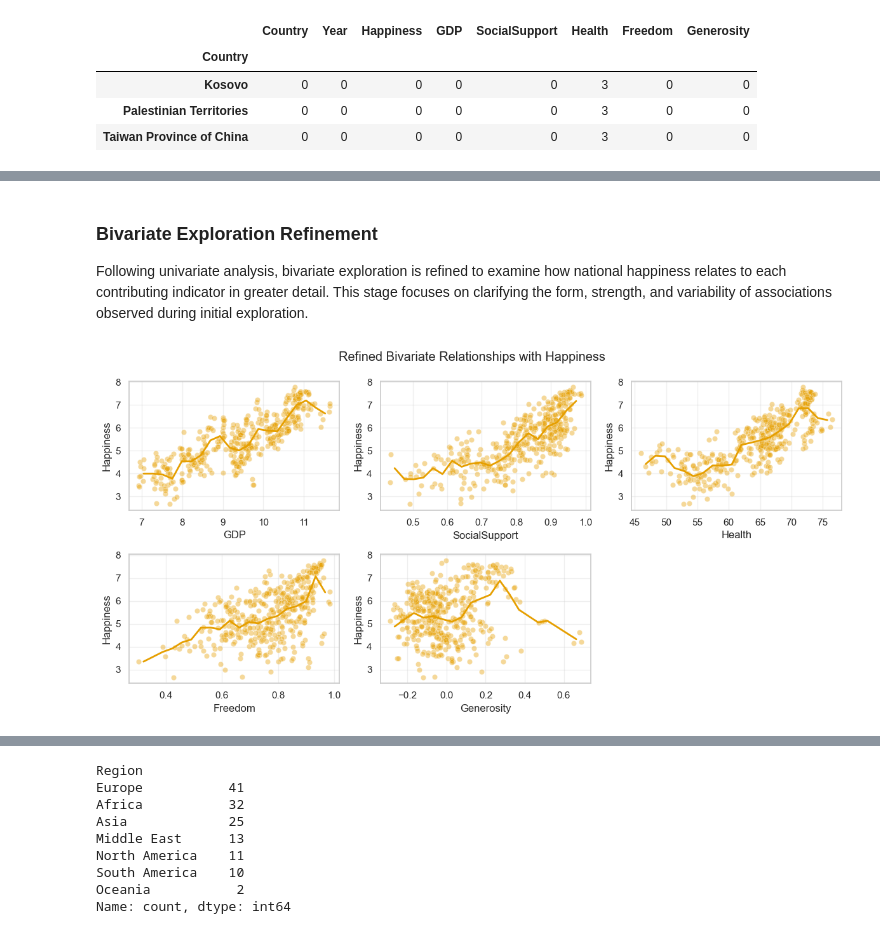
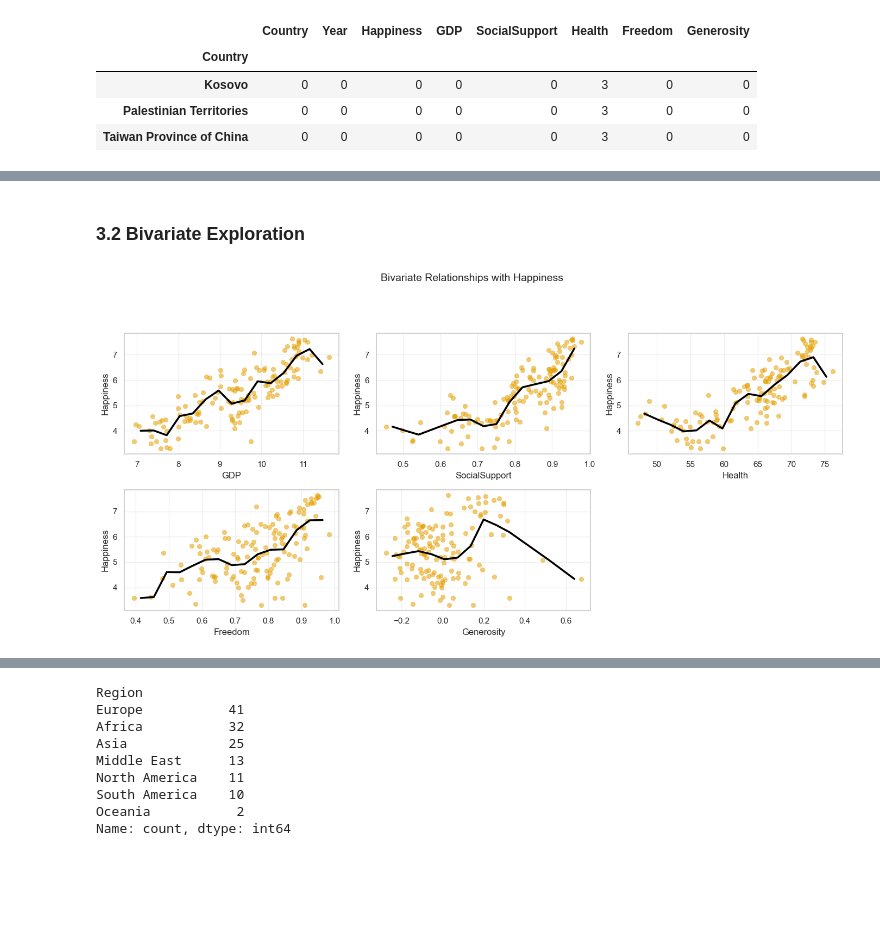
Before and after one commit to baxasd/DVCW, a Jupyter notebook: Z22590018.ipynb, the cells around one changed output, grey strips where cells are left out. Drawn from its saved outputs; the diff is of its cells as text; code cells hidden in the pictures; blank space fills up the shorter version.

```diff
--- a/Z22590018.ipynb
+++ b/Z22590018.ipynb
@@ -253,5 +244,5 @@ Univariate exploration examines each variable independently in order to understa
 # %%
-# Define Cols for analysis
+# Univariate distributions
 univariate_cols = [
     "Happiness",
     "GDP",
@@ -260,13 +251,15 @@ univariate_cols = [
     "Freedom",
     "Generosity"]
 
-# Create plot
+# Country-level averaging 3-year window. For EDA and further analysis
+df_country = (df_balanced.groupby(["Country"], as_index=False)[univariate_cols].mean())
+
 fig, axes = plt.subplots(2, 3, figsize=(12, 6))
 axes = axes.flatten()
 
 for ax, col in zip(axes, univariate_cols):
     sns.histplot(
-        df_balanced[col],
+        df_country[col],
         bins=20,
         ax=ax
     )
@@ -275,9 +268,8 @@ for ax, col in zip(axes, univariate_cols):
     ax.set_ylabel("Countries")
     ax.grid(True, axis="y", alpha=0.3)
 
-# Finalize
 plt.suptitle("Univariate Distributions of Core Happiness Indicators")
 plt.tight_layout()
-plt.savefig(f"assets/eda/univariate_distribution.png", dpi=300, bbox_inches="tight")
+plt.savefig("assets/eda/univariate_distribution.png", dpi=300, bbox_inches="tight")
 plt.show()
 # %% [output]
@@ -289,62 +292,49 @@ Univariate analysis treats each indicator independently and does not account for
 # %% [markdown]
-### Bivariate Exploration Refinement
-
-Following univariate analysis, bivariate exploration is refined to examine how national happiness relates to each contributing indicator in greater detail. This stage focuses on clarifying the form, strength, and variability of associations observed during initial exploration.
+### 3.2 Bivariate Exploration
 # %%
-# Define cols
-bivariate_cols = [
-    "GDP",
-    "SocialSupport",
-    "Health",
-    "Freedom",
-    "Generosity"
-]
+# ------------------------------------------------------------
+# Configuration
+# ------------------------------------------------------------
+bivariate_cols = ["GDP", "SocialSupport", "Health", "Freedom", "Generosity"]
 
-# Define plot axes
-fig, axes = plt.subplots(2, 3, figsize=(12, 6))
+N_BINS = 15
+
+# ------------------------------------------------------------
+# Plot
+# ------------------------------------------------------------
+fig, axes = plt.subplots(2, 3, figsize=(14, 7))
 axes = axes.flatten()
 
-# For results averages
-N_BINS = 20
+for ax, col in zip(axes, bivariate_cols):
 
-
-for ax, col in zip(axes, bivariate_cols):
-    # Scatter: raw data
+    # Scatter: country-level averages
     sns.scatterplot(
-        x=df_balanced[col],
-        y=df_balanced["Happiness"],
+        x=df_country[col],
+        y=df_country["Happiness"],
         ax=ax,
-        alpha=0.4
+        alpha=0.55,
+        edgecolor=None
     )
 
     # Bin x and compute mean happiness per bin
-    bins = pd.cut(df_balanced[col], bins=N_BINS)
-    bin_means = (
-        df_balanced
-        .groupby(bins, observed=True)["Happiness"]
-        .mean()
-        .dropna()
-    )
+    bins = pd.cut(df_country[col], bins=N_BINS)
+    bin_means = (df_country.groupby(bins, observed=True)["Happiness"].mean().dropna())
 
-    # Bin centres for plotting
-    x_centres = [interval.mid for interval in bin_means.index]
+    # Bin centres
+    x_centres = np.array([interval.mid for interval in bin_means.index])
 
-    ax.plot(
-        x_centres,
-        bin_means.values,
-        linewidth=2)
-
-    ax.set_xlabel(col)
-    ax.set_ylabel("Happiness")
+    # Smoothed trend line (bin means)
+    ax.plot(x_centres, bin_means.values, linewidth=2.5, color="black")
     ax.grid(True, alpha=0.3)
 
 # Remove unused subplot
 fig.delaxes(axes[-1])
 
-plt.suptitle("Refined Bivariate Relationships with Happiness")
-plt.tight_layout()
-plt.savefig(f"assets/eda/bivariate_distribution.png",dpi=300,bbox_inches="tight")
+# Global title and note
+fig.suptitle("Bivariate Relationships with Happiness\n",fontsize=14)
+plt.tight_layout(rect=[0, 0, 1, 0.93])
+plt.savefig("assets/eda/bivariate_distribution.png", dpi=300, bbox_inches="tight")
 plt.show()
 # %% [output]
-[figure, old version]
+[figure, new version]
 # %% [markdown]
```
Also changed, not shown: parts of 34 cells of this notebook, 26 other files.
